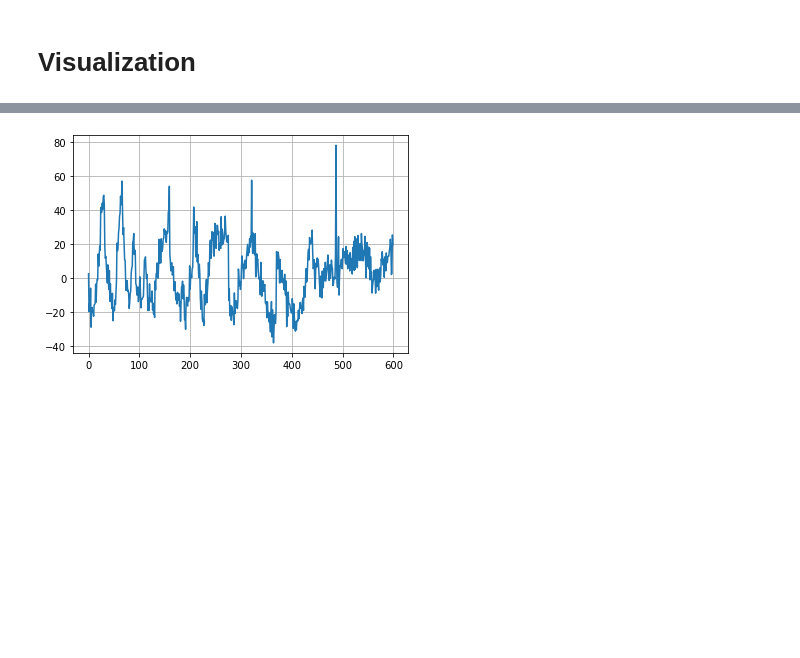
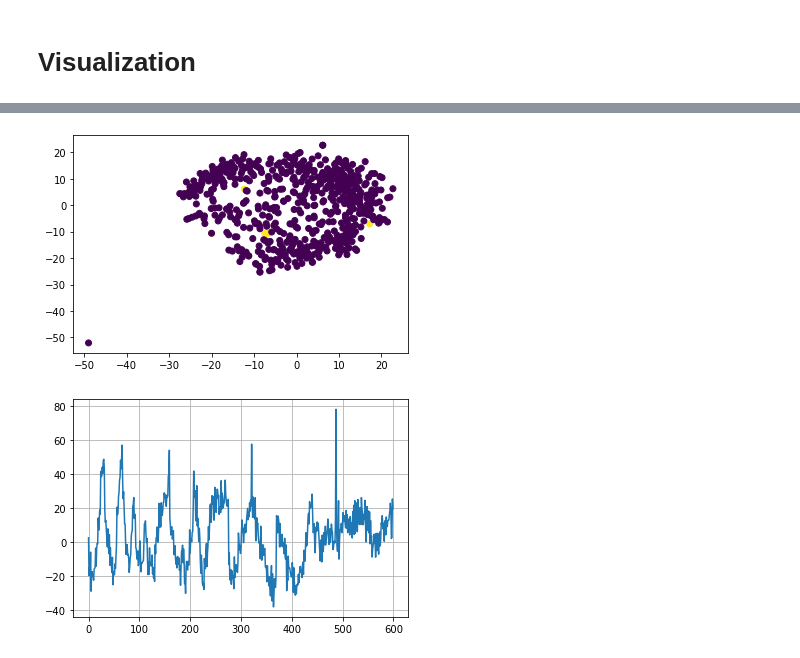
Before and after one commit to ThibaultAlexandre/exoplanet-search, a Jupyter notebook: main.ipynb, the cells around one changed output, grey strips where cells are left out. Saved outputs shown, nothing was run; the diff lists cells and outputs as text; code cells hidden in the pictures; blank space fills up the shorter version.

```diff
--- a/main.ipynb
+++ b/main.ipynb
@@ -242,3 +249,7 @@ X_embedded = model.embed_features(X_train, y_train)
+# %%
+X_embedded = model.embed_features(X_test, y_test)
+# %% [output]
+[figure, added]
 # %%
 model.plot_features(X_train[53], cut_low=100, cut_high=100)
 # %% [output]
```
Also changed, not shown: parts of 4 cells of this notebook.
